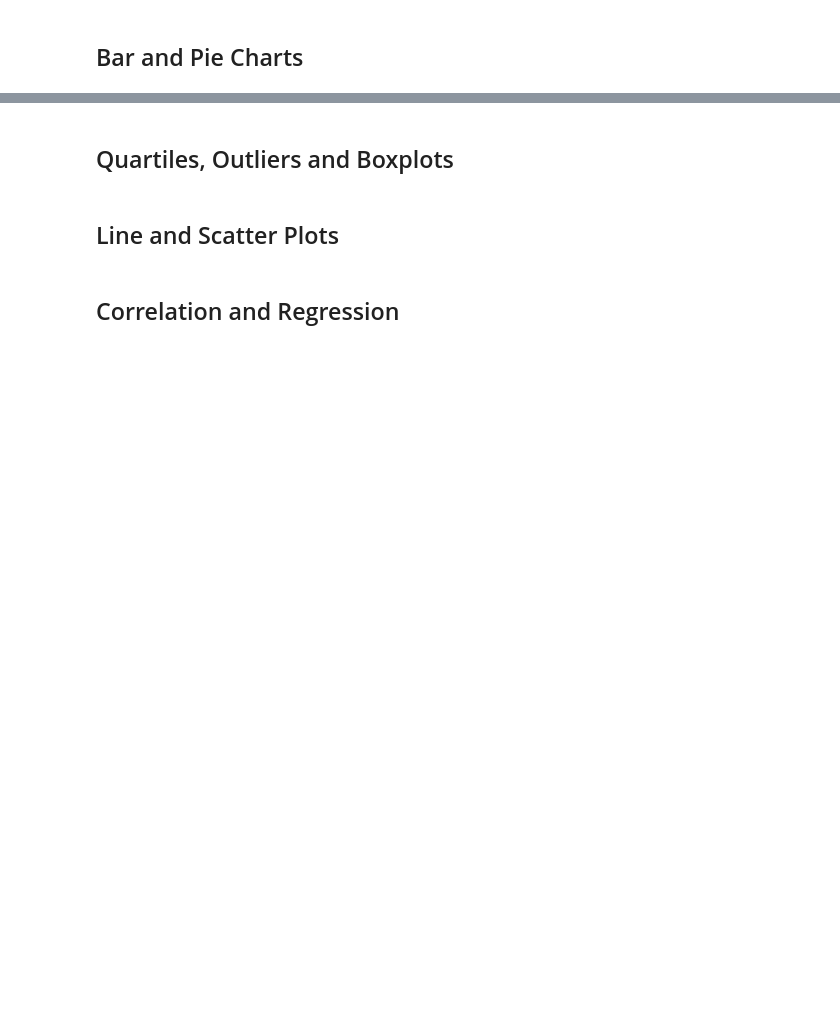
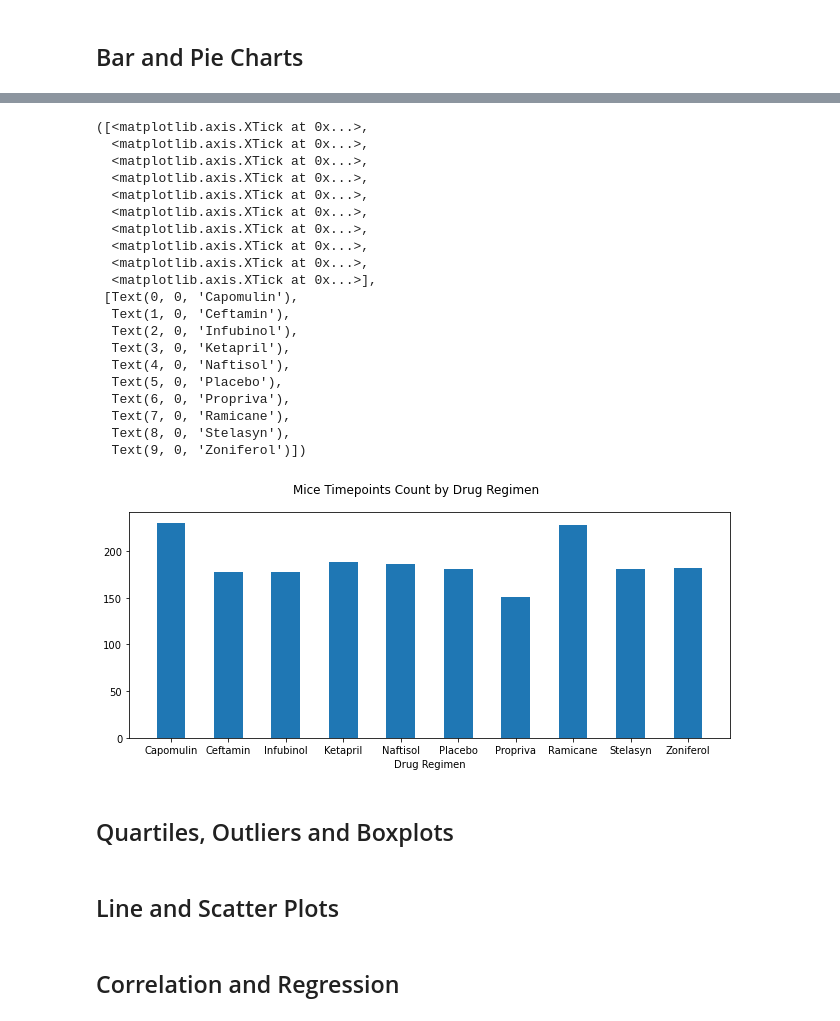
Before and after one commit to DCornea5/Matplotlib-The-Power-Of-Plots, a Jupyter notebook: Pymaceuticals/pymaceuticals_starter.ipynb, the cells around one changed output, grey strips where cells are left out. Drawn from its saved outputs; the diff is of its cells as text; code cells hidden in the pictures; blank space fills up the shorter version.

```diff
--- a/Pymaceuticals/pymaceuticals_starter.ipynb
+++ b/Pymaceuticals/pymaceuticals_starter.ipynb
@@ -164,0 +180,41 @@ timepoint.plot.bar()
+# %%
+# Generate a bar plot showing the total number of timepoints for all mice tested for each drug regimen using pyplot.
+
+drug_regimen=(chart_df.groupby(["Drug Regimen"])["Drug Regimen"].count()).tolist()
+x=np.arange(len(drug_regimen))
+
+plt.figure(figsize=(9,4))
+
+
+plt.bar(x, drug_regimen, width = 0.5, align="center")
+
+plt.suptitle("Mice Timepoints Count by Drug Regimen")
+
+plt.tight_layout()
+plt.xlabel('Drug Regimen')
+
+#plt.xticks(chart_df['Drug Regimen'])
+values=["Capomulin","Ceftamin","Infubinol","Ketapril","Naftisol","Placebo","Propriva","Ramicane","Stelasyn","Zoniferol"]
+plt.xticks(x,values)
+# %% [output]
+([<matplotlib.axis.XTick at 0x...>,
+  <matplotlib.axis.XTick at 0x...>,
+  <matplotlib.axis.XTick at 0x...>,
+  <matplotlib.axis.XTick at 0x...>,
+  <matplotlib.axis.XTick at 0x...>,
+  <matplotlib.axis.XTick at 0x...>,
+  <matplotlib.axis.XTick at 0x...>,
+  <matplotlib.axis.XTick at 0x...>,
+  <matplotlib.axis.XTick at 0x...>,
+  <matplotlib.axis.XTick at 0x...>],
+ [Text(0, 0, 'Capomulin'),
+  Text(1, 0, 'Ceftamin'),
+  Text(2, 0, 'Infubinol'),
+  Text(3, 0, 'Ketapril'),
+  Text(4, 0, 'Naftisol'),
+  Text(5, 0, 'Placebo'),
+  Text(6, 0, 'Propriva'),
+  Text(7, 0, 'Ramicane'),
+  Text(8, 0, 'Stelasyn'),
+  Text(9, 0, 'Zoniferol')])
+[figure, added]
```
Also changed, not shown: parts of 9 cells of this notebook.
